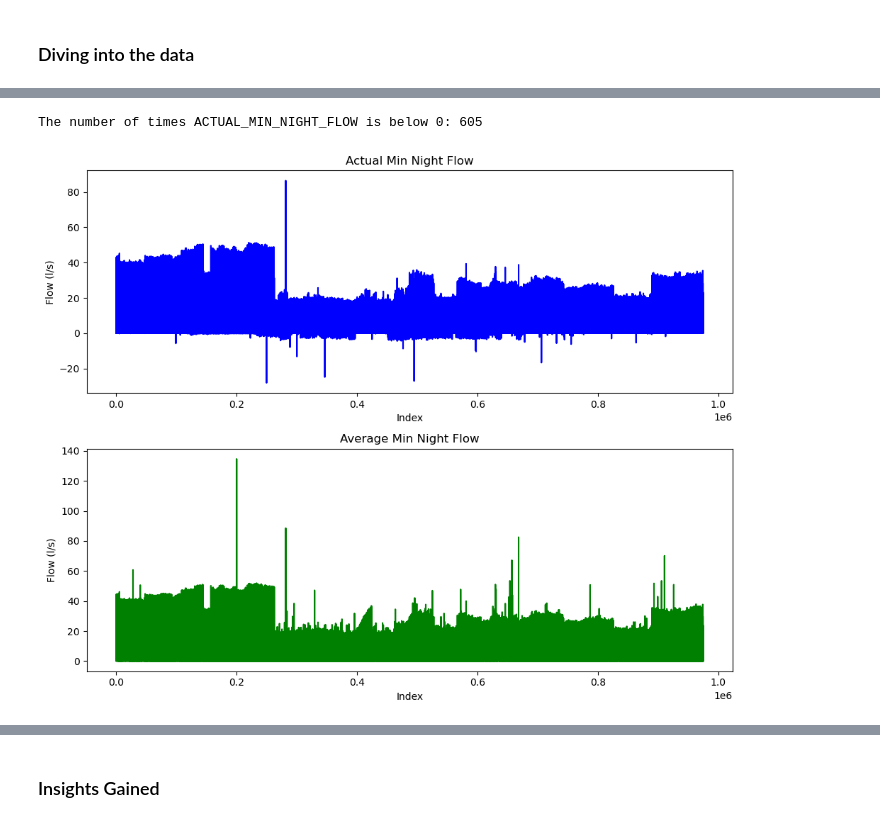
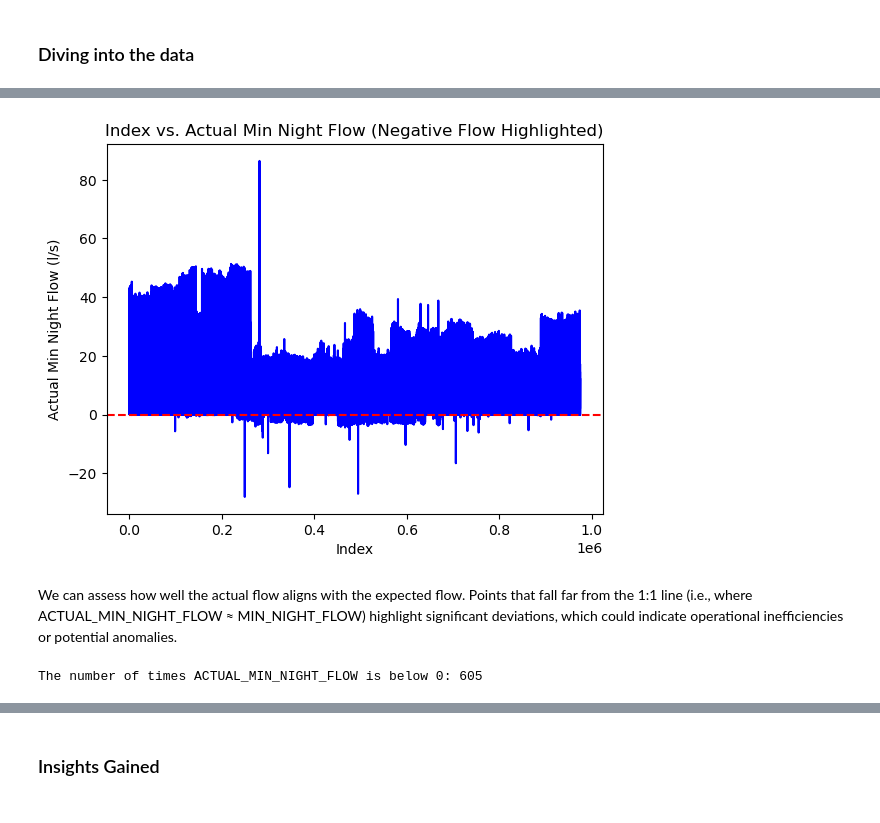
Before and after one commit to sofieseilnacht/water_usage_analysis, a Jupyter notebook: water_usage_analysis.ipynb, the cells around one changed output, grey strips where cells are left out. Cells and saved outputs as stored; diff of their text form; code cells hidden in the pictures.

```diff
--- a/water_usage_analysis.ipynb
+++ b/water_usage_analysis.ipynb
@@ -51,3 +63,14 @@ min_night_flow = df['MIN_NIGHT_FLOW']
+# %%
+plt.plot(df.index, df['ACTUAL_MIN_NIGHT_FLOW'], color='blue')
+plt.axhline(0, color='red', linestyle='--')
+plt.xlabel('Index')
+plt.ylabel('Actual Min Night Flow (l/s)')
+plt.title('Index vs. Actual Min Night Flow (Negative Flow Highlighted)')
+plt.show()
+# %% [output]
+[figure, added]
+# %% [markdown]
+We can assess how well the actual flow aligns with the expected flow. Points that fall far from the 1:1 line (i.e., where ACTUAL_MIN_NIGHT_FLOW ≈ MIN_NIGHT_FLOW) highlight significant deviations, which could indicate operational inefficiencies or potential anomalies.
 # %%
 # Count the number of times that the values for both are in the negative
 # Set the threshold to be 0 so we can find the number of times the values are in the negative
@@ -58,26 +81,3 @@ negative_count_actual_flow = (df['ACTUAL_MIN_NIGHT_FLOW'] < threshold).sum()
 print(f"The number of times ACTUAL_MIN_NIGHT_FLOW is below {threshold}: {negative_count_actual_flow}")
 # %% [output]
 The number of times ACTUAL_MIN_NIGHT_FLOW is below 0: 605
-# %%
-# plot the actual water flow and the average water flow
-fig, ax = plt.subplots(2, 1, figsize=(10, 8))  # 2 rows, 1 column
-
-# Plot on the first subplot (Actual Min Night Flow)
-ax[0].plot(actual_min_flow, color='blue')
-ax[0].set_title('Actual Min Night Flow')
-ax[0].set_xlabel('Index')
-ax[0].set_ylabel('Flow (l/s)')
-
-# Plot on the second subplot (Min Night Flow)
-ax[1].plot(min_night_flow, color='green')
-ax[1].set_title('Average Min Night Flow')
-ax[1].set_xlabel('Index')
-ax[1].set_ylabel('Flow (l/s)')
-
-# Adjust the layout to prevent overlap
-plt.tight_layout()
-
-# Show the plots
-plt.show()
-# %% [output]
-[figure, removed]
```
Also changed, not shown: parts of 18 cells of this notebook.
